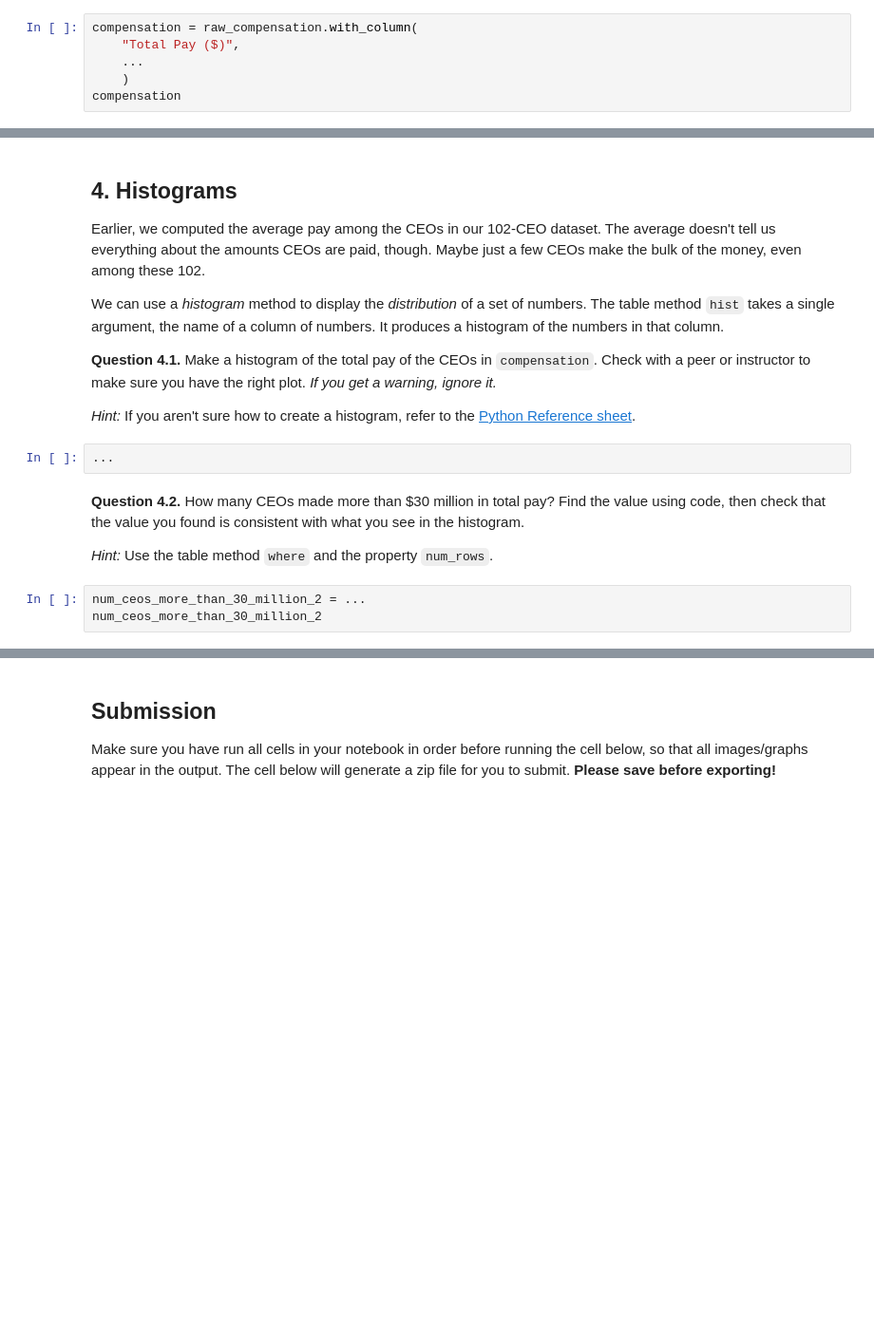
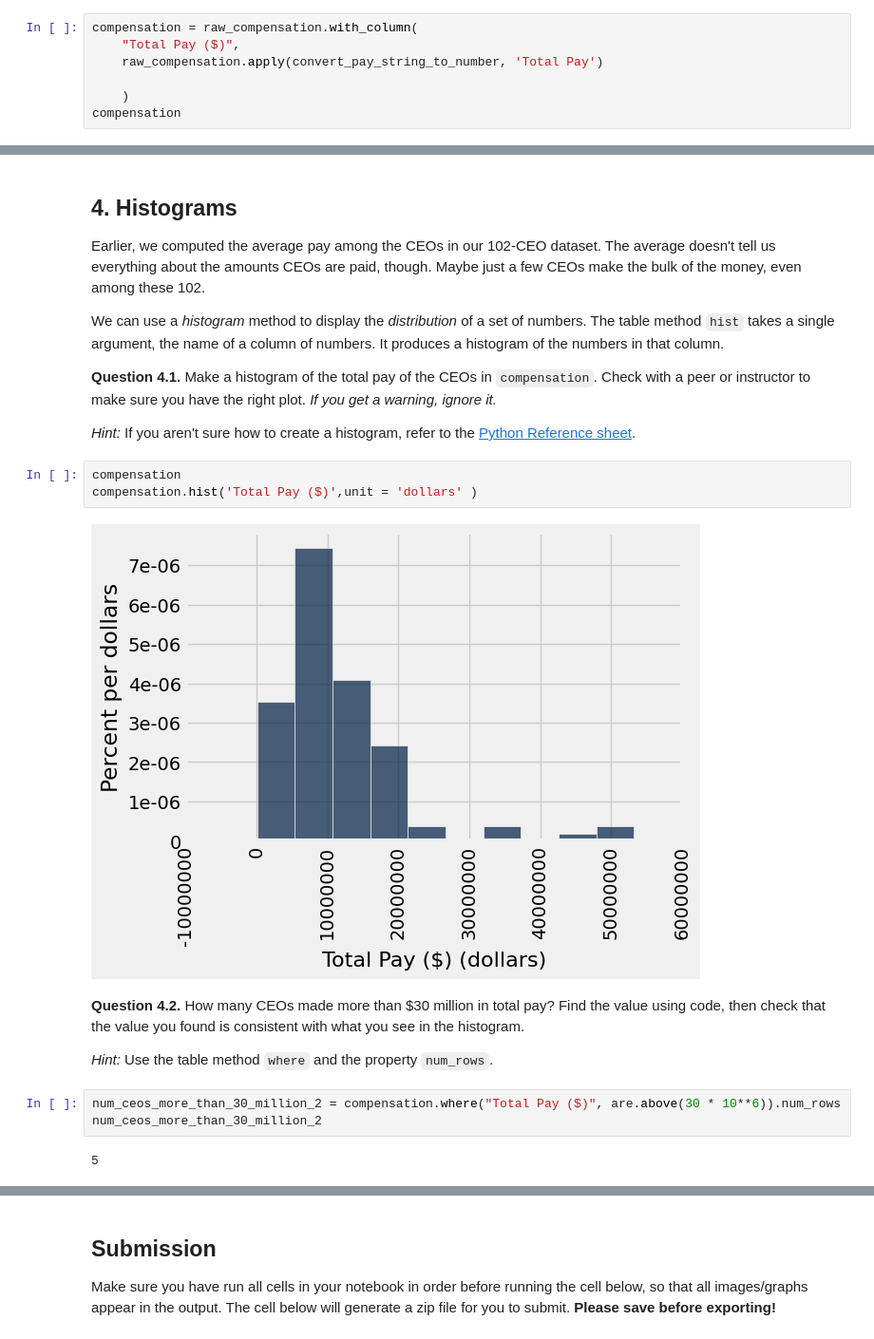
Before and after one commit to sondank1010/materials-sp22, a Jupyter notebook: lab/lab04/lab04.ipynb, the cells around one changed output, grey strips where cells are left out. Shown at 95% size. Saved outputs shown, nothing was run; the diff lists cells and outputs as text; blank space fills up the shorter version.

```diff
--- a/lab/lab04/lab04.ipynb
+++ b/lab/lab04/lab04.ipynb
@@ -449,6 +475,7 @@ Note that we didn’t write `raw_compensation.apply(convert_pay_string_to_number
 # %%
 compensation = raw_compensation.with_column(
     "Total Pay ($)",
-    ...
+    raw_compensation.apply(convert_pay_string_to_number, 'Total Pay')
+
     )
 compensation
@@ -526,13 +624,18 @@ We can use a *histogram* method to display the *distribution* of a set of number
 
 *Hint:* If you aren't sure how to create a histogram, refer to the [Python Reference sheet](http://data8.org/fa21/python-reference.html).
 # %%
-...
+compensation
+compensation.hist('Total Pay ($)',unit = 'dollars' )
+# %% [output]
+[figure, added]
 # %% [markdown]
 **Question 4.2.** How many CEOs made more than $30 million in total pay? Find the value using code, then check that the value you found is consistent with what you see in the histogram.
 
 *Hint:* Use the table method `where` and the property `num_rows`.
 # %%
-num_ceos_more_than_30_million_2 = ...
+num_ceos_more_than_30_million_2 = compensation.where("Total Pay ($)", are.above(30 * 10**6)).num_rows
 num_ceos_more_than_30_million_2
+# %% [output]
+5
 # %%
 grader.check("q42")
```
Also changed, not shown: parts of 15 cells of this notebook, 3 other files.
